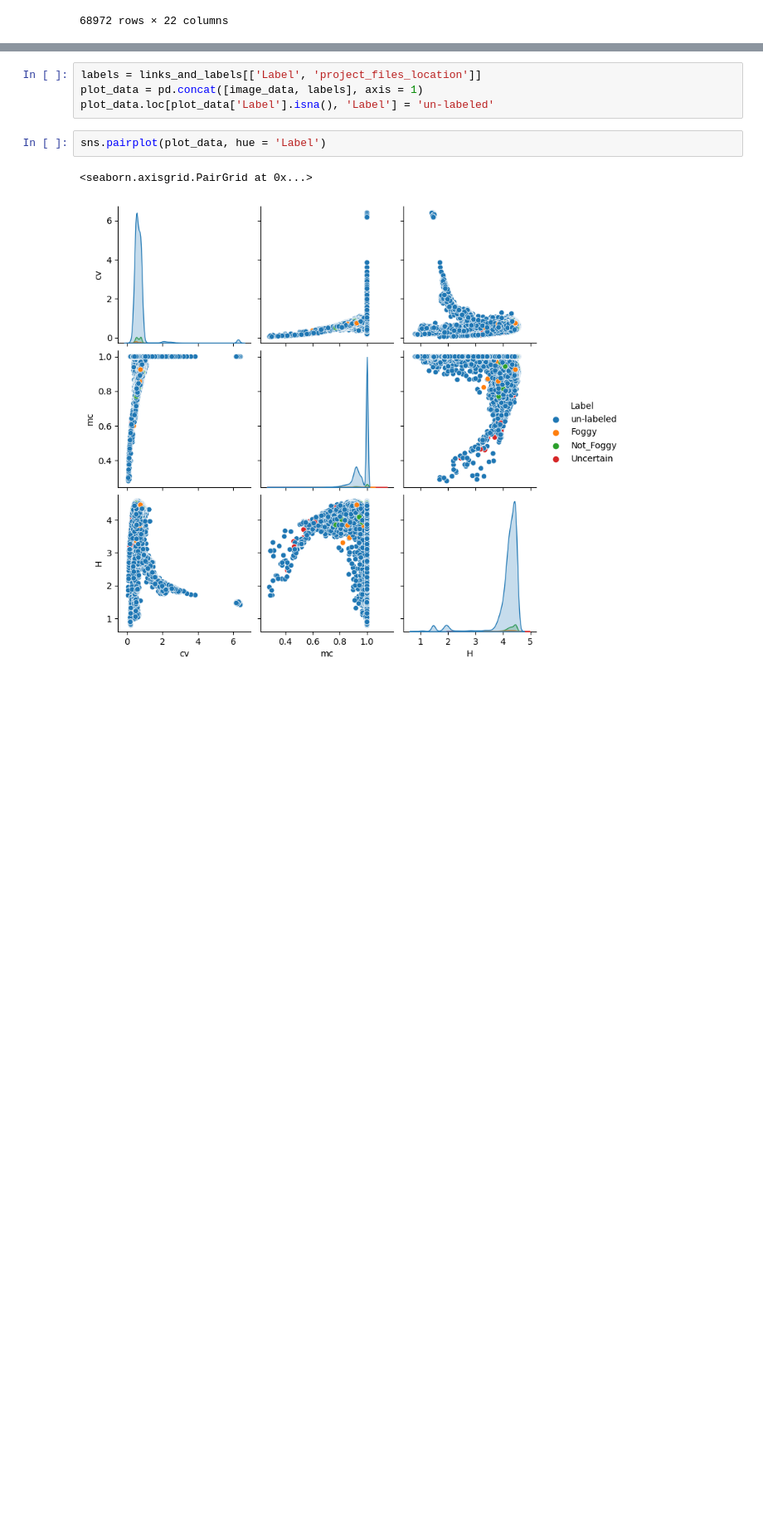
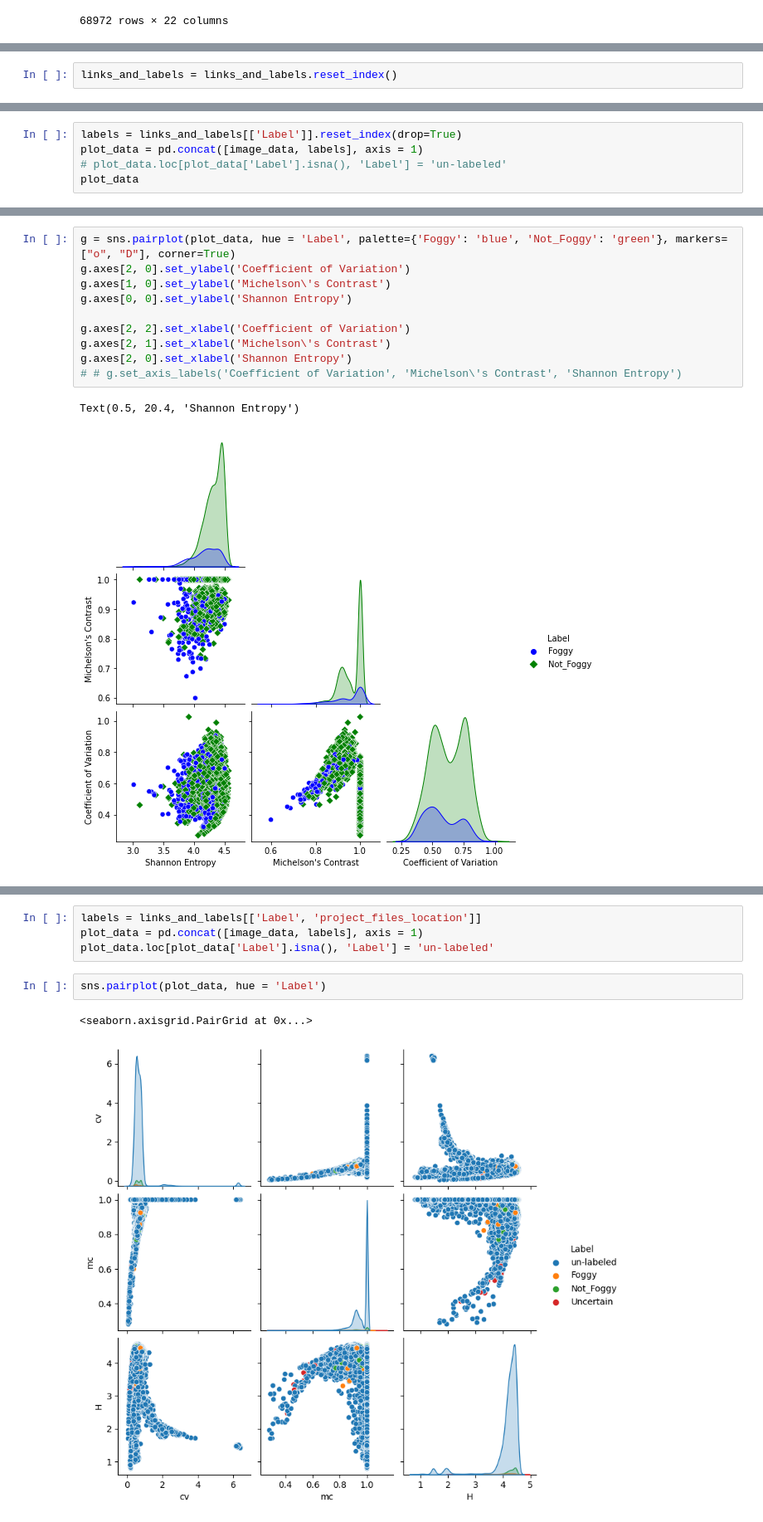
Before and after one commit to son-ra/Fog_Project_Code, a Jupyter notebook: cloud_sensitive_image_metrics.ipynb, the cells around one changed output, grey strips where cells are left out. Shown at 83% size. Cells and saved outputs as stored; diff of their text form; blank space fills up the shorter version.

```diff
--- a/cloud_sensitive_image_metrics.ipynb
+++ b/cloud_sensitive_image_metrics.ipynb
@@ -78,3 +114,5 @@ links_and_labels
+# %%
+links_and_labels = links_and_labels.reset_index()
 # %%
 #### "cloud sensitive image metrics"
 
@@ -128,0 +183,5 @@ image_data
+# %%
+labels = links_and_labels[['Label']].reset_index(drop=True)
+plot_data = pd.concat([image_data, labels], axis = 1)
+# plot_data.loc[plot_data['Label'].isna(), 'Label'] = 'un-labeled'
+plot_data
@@ -128,0 +202,13 @@ image_data
+# %%
+g = sns.pairplot(plot_data, hue = 'Label', palette={'Foggy': 'blue', 'Not_Foggy': 'green'}, markers=["o", "D"], corner=True)
+g.axes[2, 0].set_ylabel('Coefficient of Variation')
+g.axes[1, 0].set_ylabel('Michelson\'s Contrast')
+g.axes[0, 0].set_ylabel('Shannon Entropy')
+
+g.axes[2, 2].set_xlabel('Coefficient of Variation')
+g.axes[2, 1].set_xlabel('Michelson\'s Contrast')
+g.axes[2, 0].set_xlabel('Shannon Entropy')
+# # g.set_axis_labels('Coefficient of Variation', 'Michelson\'s Contrast', 'Shannon Entropy')
+# %% [output]
+Text(0.5, 20.4, 'Shannon Entropy')
+[figure, added]
```
Also changed, not shown: parts of 14 cells of this notebook.
